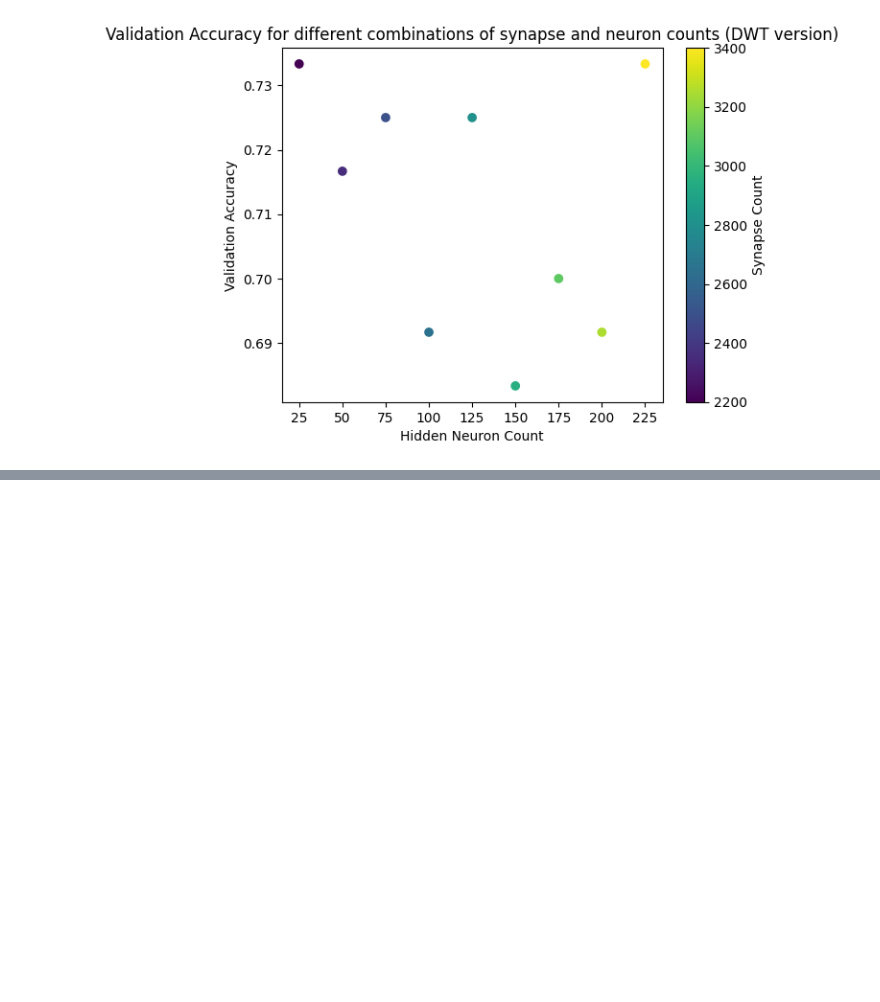
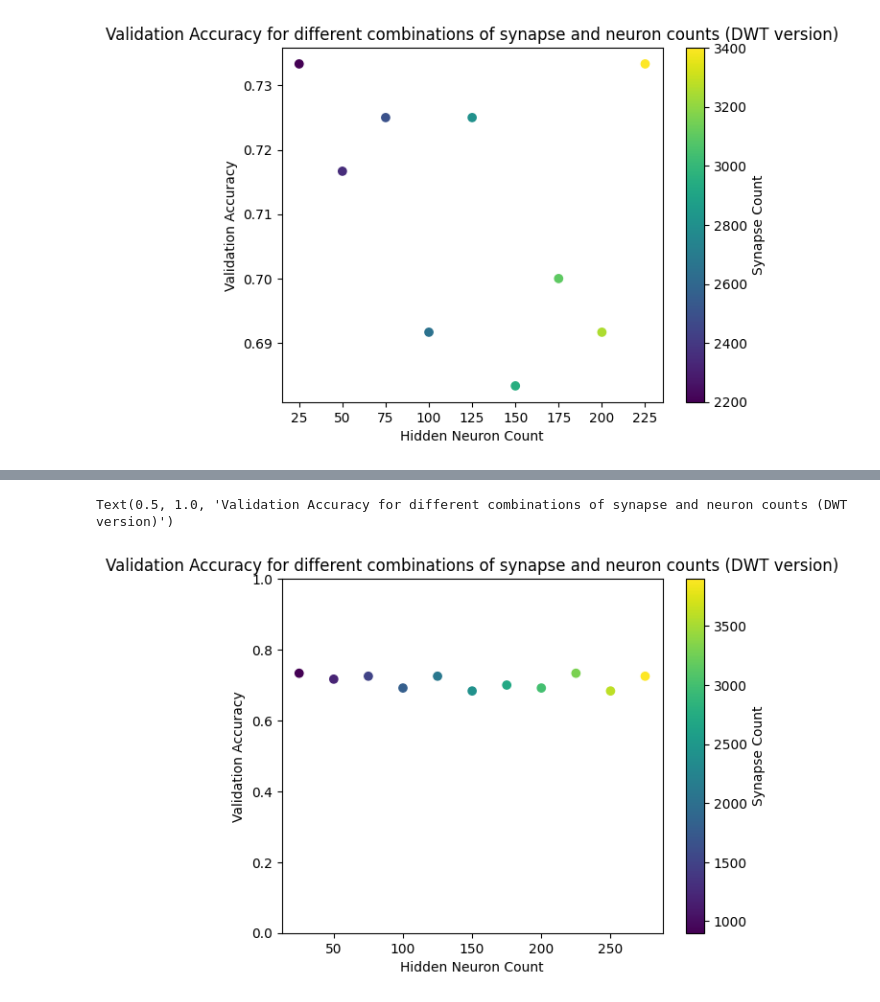
Before and after one commit to khood5/MLAudio, a Jupyter notebook: shotspotter/snn/params-analysis.ipynb, the cells around one changed output, grey strips where cells are left out. Drawn from its saved outputs; the diff is of its cells as text; code cells hidden in the pictures; blank space fills up the shorter version.

```diff
--- a/shotspotter/snn/params-analysis.ipynb
+++ b/shotspotter/snn/params-analysis.ipynb
@@ -232,0 +251,22 @@ Text(0.5, 1.0, 'Validation Accuracy for different combinations of synapse and ne
+# %%
+path = './results/dwt-runs/@/1200-dwt-log.csv' # replace @ with run number
+RUN_COUNT = 11
+
+runs_data = []
+for i in range(RUN_COUNT):
+    runs_data.append(np.array(load_log(path.replace('@', str(i)))))
+
+
+run_labels = np.array([(900+i*300, 25+i*25) for i in range(RUN_COUNT)])
+# %%
+peak_accuracies = [r[-1][1] for r in runs_data] # validation data
+
+plt.scatter([r[1] for r in run_labels], peak_accuracies, c=[r[0] for r in run_labels], cmap='viridis')
+plt.colorbar(label='Synapse Count')
+plt.xlabel('Hidden Neuron Count')
+plt.ylabel('Validation Accuracy')
+plt.ylim(0,1)
+plt.title('Validation Accuracy for different combinations of synapse and neuron counts (DWT version)')
+# %% [output]
+Text(0.5, 1.0, 'Validation Accuracy for different combinations of synapse and neuron counts (DWT version)')
+[figure, added]
```
Also changed, not shown: parts of 4 cells of this notebook, 5 other files.
